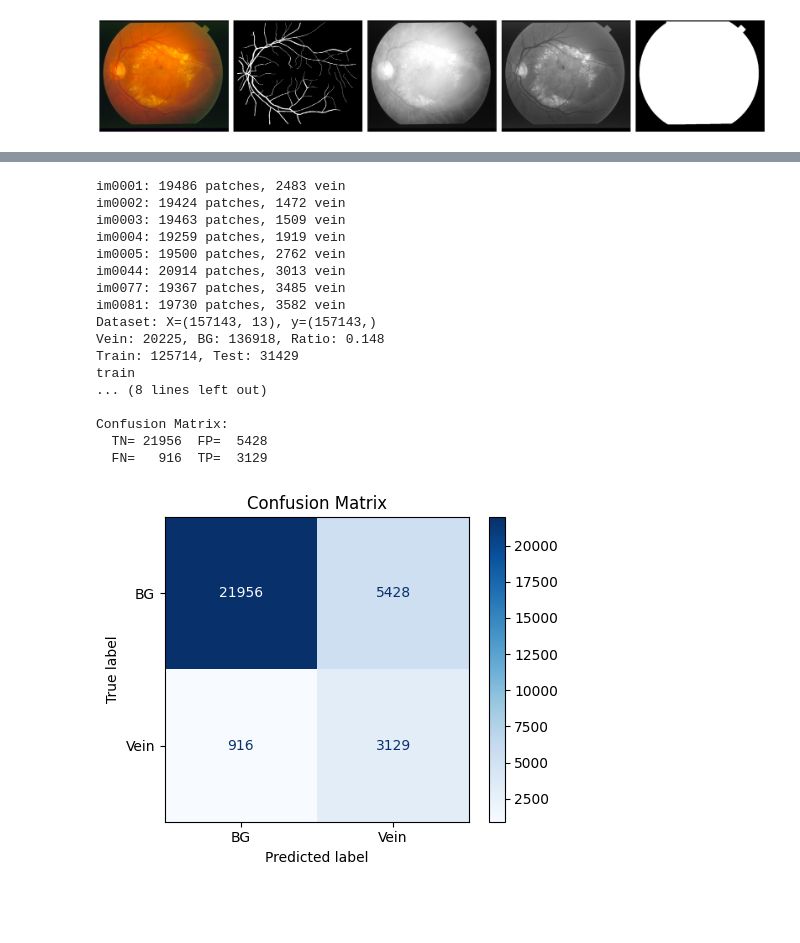
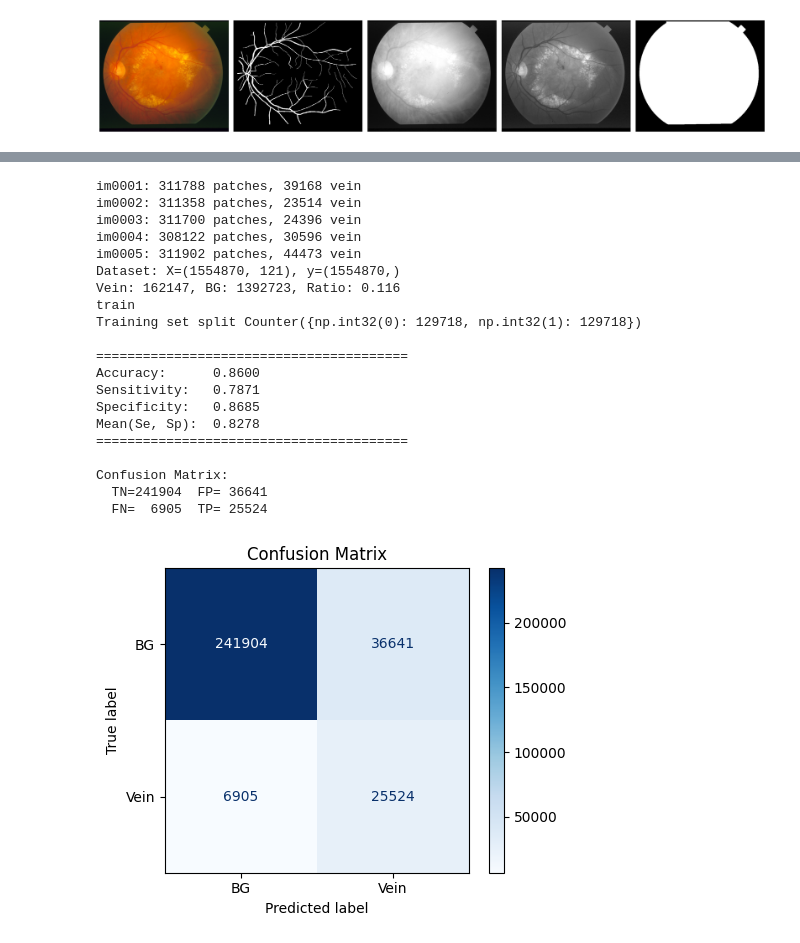
Before and after one commit to HuntClauss/university-informatyka-w-medycynie-dno-oka, a Jupyter notebook: ml.ipynb, the cells around one changed output, grey strips where cells are left out. Cells and saved outputs as stored; diff of their text form; code cells hidden in the pictures; blank space fills up the shorter version.

```diff
--- a/ml.ipynb
+++ b/ml.ipynb
@@ -212,27 +258,30 @@ def extract_and_process_patches(image, mask, gold_bin, patch_size, stride):
 # %%
-def build_training_dataset(pairs, patch_size=32, stride=16, clip_limit=0.03, verbose=True):
-    X_all = []
-    y_all = []
+def build_training_dataset(pairs, patch_size=32, stride=16, clip_limit=0.03, nbins = 256, kernel = 100, gauss = (31, 31), verbose=True):
+    X_result = []
+    y_result = []
+    coords_result = []
     for inp_path, lbl_path in pairs:
-        img = np.array(Image.open(inp_path))
-        gold = np.array(Image.open(lbl_path))
-        gold_bin = (gold > 0).astype(np.uint8)
+        gold_bin = None
+        if lbl_path is not None:
+            gold = np.array(Image.open(lbl_path))
+            gold_bin = (gold > 0).astype(np.uint8)
 
         mask = create_eye_mask(inp_path)
         r, g, b = extract_rgb_channels(inp_path)
         # data = apply_clahe(g, mask=mask, clip_limit=0.02)
-        data = preprocess_image(g, mask, gauss=(31, 31))
+        data = preprocess_image(g, mask, clip_limit=clip_limit, nbins=nbins, kernel=kernel, gauss=gauss)
         data = (data * 255).astype(np.uint8)
 
-        patches, coords = extract_patches(data, mask, patch_size, stride)
-        for p, (yy, xx) in zip(patches, coords):
-            # X_all.append(p.flatten())
-            X_all.append(patch_features(p))
-            y_all.append(int(gold_bin[yy, xx]))
+        X_all, y_all, (yy, xx) = extract_and_process_patches(data, mask, gold_bin, patch_size, stride)
+        X_result.extend(X_all)
+        y_result.extend(y_all if y_all is not None else [])
+        coords_result.extend((yy, xx))
+
         if verbose:
-            n_vein = sum(1 for y in y_all[-len(patches):] if y == 1)
-            print(f"{inp_path.stem}: {len(patches)} patches, {n_vein} vein")
-    return np.array(X_all, dtype=np.float32), np.array(y_all, dtype=np.int32)
+            n_vein = y_all.sum() if y_all is not None else 0
+            print(f"{inp_path.stem}: {len(X_all)} patches, {n_vein} vein")
+
+    return np.array(X_result, dtype=np.float32), np.array(y_result, dtype=np.int32), coords_result
 
 
 # X, y = build_training_dataset(pairs[:1], patch_size=5, stride=1)
@@ -303,61 +310,70 @@ def make_balanced_pipeline(model=None):
 # %%
+from collections import Counter
+
 from sklearn.model_selection import train_test_split
 from sklearn.metrics import confusion_matrix, ConfusionMatrixDisplay
 
+params = {"clip_limit": 0.01, "nbins": 256, "kernel": 100, "patch_size": 11, "gauss": (31, 31)}
 
-X, y = build_training_dataset(pairs[:8], patch_size=15, stride=4, verbose=True)
+X, y, _ = build_training_dataset(pairs[:5], **params, stride=1, verbose=True)
 print(f'Dataset: X={X.shape}, y={y.shape}')
 print(f'Vein: {y.sum()}, BG: {(y == 0).sum()}, Ratio: {y.sum() / max(1, (y == 0).sum()):.3f}')
 
 X_train, X_test, y_train, y_test = train_test_split(
     X, y, test_size=0.2, stratify=y, random_state=42
 )
-print(f'Train: {X_train.shape[0]}, Test: {X_test.shape[0]}')
 
 clf = make_balanced_pipeline()
 print("train")
 clf.fit(X_train, y_train)
-print("pred")
+
+undersampler = clf.named_steps["undersampler"]
+indices = undersampler.sample_indices_
+y_resampled = y_train[indices]
+print("Training set split", Counter(y_resampled))
 y_pred = clf.predict(X_test)
 
 tn, fp, fn, tp = confusion_matrix(y_test, y_pred).ravel()
 accuracy = (tp + tn) / (tp + tn + fp + fn)
 sensitivity = tp / max(1, tp + fn)
 specificity = tn / max(1, tn + fp)
 balanced_acc = (sensitivity + specificity) / 2
 
 print(f'\n{"="*40}')
 print(f'Accuracy:      {accuracy:.4f}')
 print(f'Sensitivity:   {sensitivity:.4f}')
 print(f'Specificity:   {specificity:.4f}')
 print(f'Mean(Se, Sp):  {balanced_acc:.4f}')
 print(f'{"="*40}')
 print(f'\nConfusion Matrix:')
 print(f'  TN={tn:6d}  FP={fp:6d}')
 print(f'  FN={fn:6d}  TP={tp:6d}')
 
 fig, ax = plt.subplots(figsize=(5, 4))
 ConfusionMatrixDisplay.from_predictions(y_test, y_pred, display_labels=['BG', 'Vein'], cmap='Blues', ax=ax)
 ax.set_title('Confusion Matrix')
 plt.tight_layout()
 plt.show()
 # %% [output]
-im0001: 19486 patches, 2483 vein
-im0002: 19424 patches, 1472 vein
-im0003: 19463 patches, 1509 vein
-im0004: 19259 patches, 1919 vein
-im0005: 19500 patches, 2762 vein
-im0044: 20914 patches, 3013 vein
-im0077: 19367 patches, 3485 vein
-im0081: 19730 patches, 3582 vein
-Dataset: X=(157143, 13), y=(157143,)
-Vein: 20225, BG: 136918, Ratio: 0.148
-Train: 125714, Test: 31429
+im0001: 311788 patches, 39168 vein
+im0002: 311358 patches, 23514 vein
+im0003: 311700 patches, 24396 vein
+im0004: 308122 patches, 30596 vein
+im0005: 311902 patches, 44473 vein
+Dataset: X=(1554870, 121), y=(1554870,)
+Vein: 162147, BG: 1392723, Ratio: 0.116
 train
-... (8 lines left out)
+Training set split Counter({np.int32(0): 129718, np.int32(1): 129718})
+
+========================================
+Accuracy:      0.8600
+Sensitivity:   0.7871
+Specificity:   0.8685
+Mean(Se, Sp):  0.8278
+========================================
 
 Confusion Matrix:
-  TN= 21956  FP=  5428
-  FN=   916  TP=  3129
+  TN=241904  FP= 36641
+  FN=  6905  TP= 25524
-[figure, old version]
+[figure, new version]
 # %%
```
Also changed, not shown: parts of 5 cells of this notebook, 6 other files.
